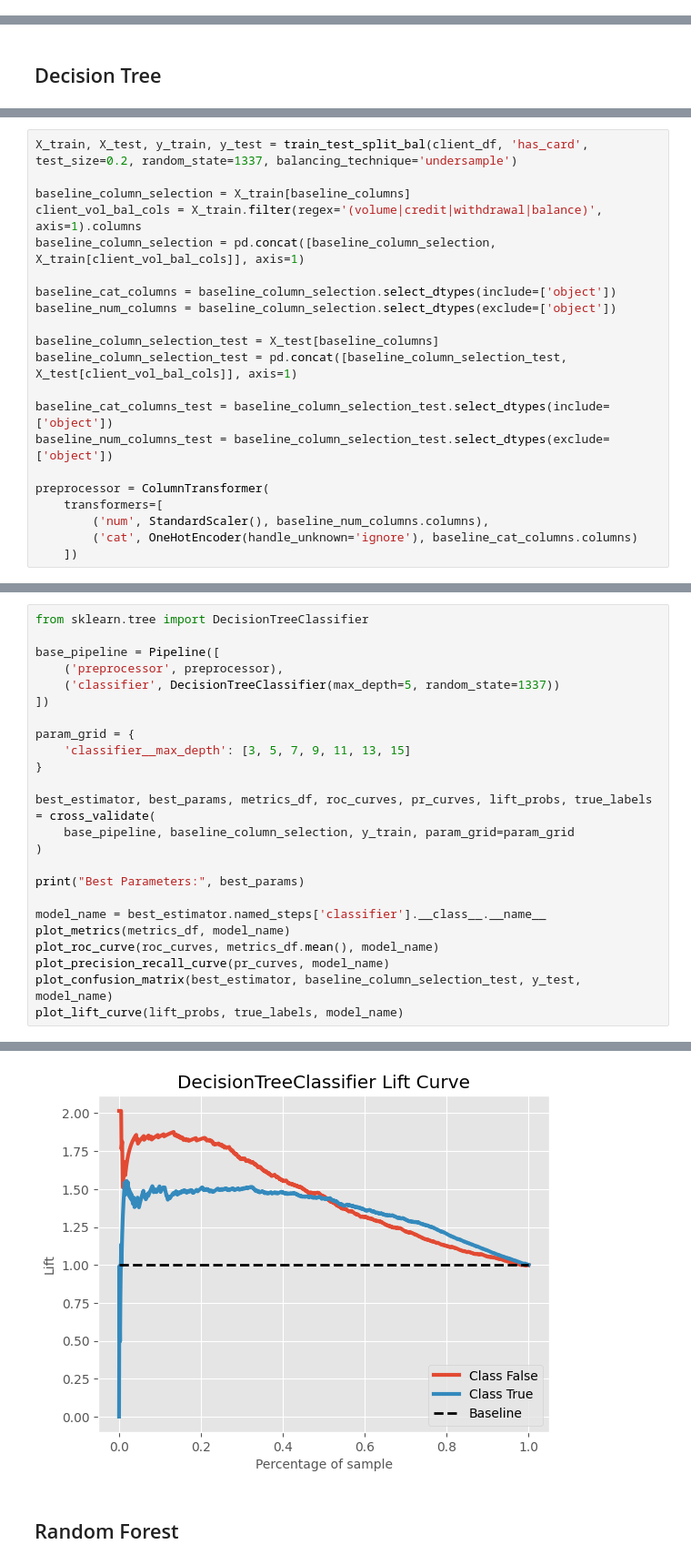
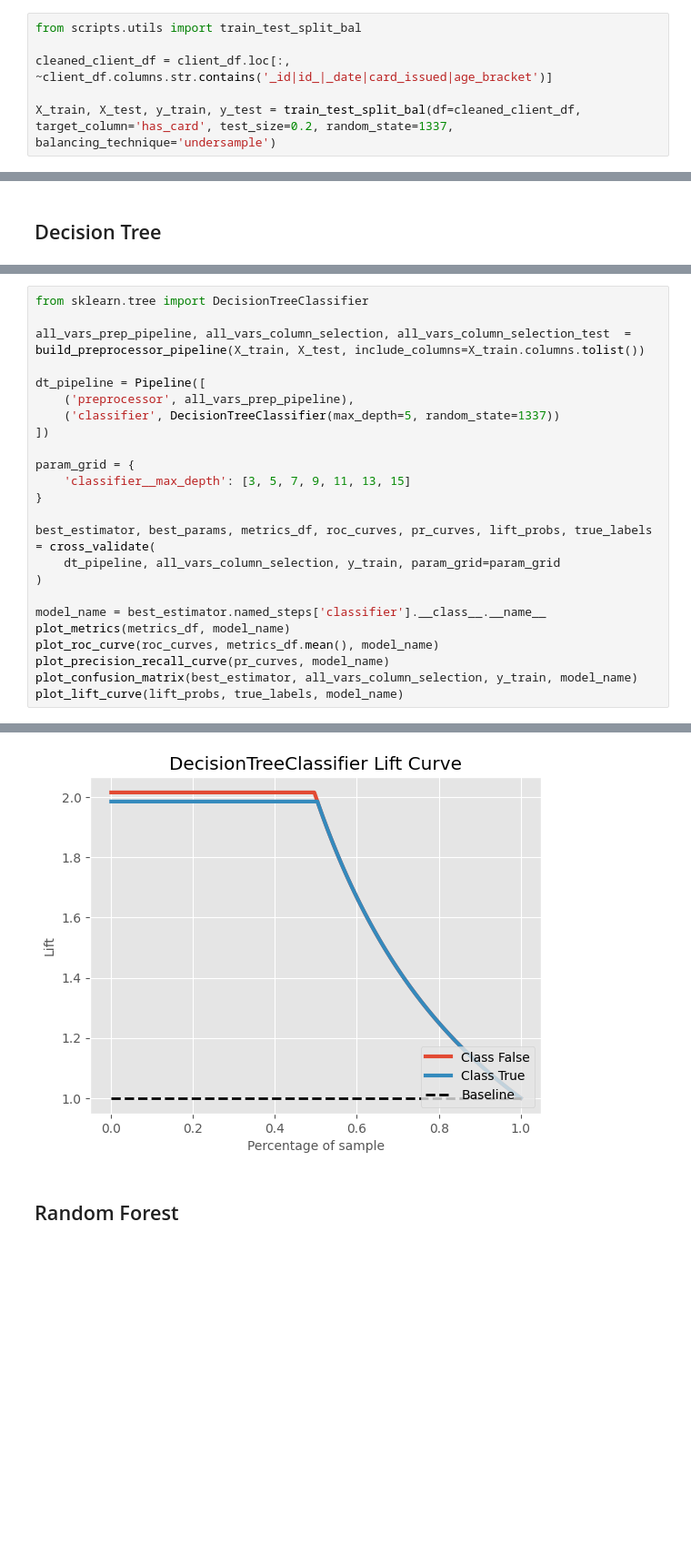
Before and after one commit to okaynils/fhnw-ds-aml, a Jupyter notebook: notebook.ipynb, the cells around one changed output, grey strips where cells are left out. Shown at 91% size. Saved outputs shown, nothing was run; the diff lists cells and outputs as text; blank space fills up the shorter version.

Commit message:
added all variables to more sophisticated models

```diff
--- a/notebook.ipynb
+++ b/notebook.ipynb
@@ -1057,0 +992,6 @@ plot_agg_variables(client_df, 'volume', ['mean'])
+# %%
+from scripts.utils import train_test_split_bal
+
+cleaned_client_df = client_df.loc[:, ~client_df.columns.str.contains('_id|id_|_date|card_issued|age_bracket')]
+
+X_train, X_test, y_train, y_test = train_test_split_bal(df=cleaned_client_df, target_column='has_card', test_size=0.2, random_state=1337, balancing_technique='undersample')
@@ -1067,21 +1062,0 @@ y_test.shape
-# %%
-X_train, X_test, y_train, y_test = train_test_split_bal(client_df, 'has_card', test_size=0.2, random_state=1337, balancing_technique='undersample')
-
-baseline_column_selection = X_train[baseline_columns]
-client_vol_bal_cols = X_train.filter(regex='(volume|credit|withdrawal|balance)', axis=1).columns
-baseline_column_selection = pd.concat([baseline_column_selection, X_train[client_vol_bal_cols]], axis=1)
-
-baseline_cat_columns = baseline_column_selection.select_dtypes(include=['object'])
-baseline_num_columns = baseline_column_selection.select_dtypes(exclude=['object'])
-
-baseline_column_selection_test = X_test[baseline_columns]
-baseline_column_selection_test = pd.concat([baseline_column_selection_test, X_test[client_vol_bal_cols]], axis=1)
-
-baseline_cat_columns_test = baseline_column_selection_test.select_dtypes(include=['object'])
-baseline_num_columns_test = baseline_column_selection_test.select_dtypes(exclude=['object'])
-
-preprocessor = ColumnTransformer(
-    transformers=[
-        ('num', StandardScaler(), baseline_num_columns.columns),
-        ('cat', OneHotEncoder(handle_unknown='ignore'), baseline_cat_columns.columns)
-    ])
@@ -1088,8 +1086,10 @@ preprocessor = ColumnTransformer(
 # %%
 from sklearn.tree import DecisionTreeClassifier
 
-base_pipeline = Pipeline([
-    ('preprocessor', preprocessor),
+all_vars_prep_pipeline, all_vars_column_selection, all_vars_column_selection_test  = build_preprocessor_pipeline(X_train, X_test, include_columns=X_train.columns.tolist())
+
+dt_pipeline = Pipeline([
+    ('preprocessor', all_vars_prep_pipeline),
     ('classifier', DecisionTreeClassifier(max_depth=5, random_state=1337))
 ])
 
@@ -1098,15 +1098,13 @@ param_grid = {
 }
 
 best_estimator, best_params, metrics_df, roc_curves, pr_curves, lift_probs, true_labels = cross_validate(
-    base_pipeline, baseline_column_selection, y_train, param_grid=param_grid
+    dt_pipeline, all_vars_column_selection, y_train, param_grid=param_grid
 )
-
-print("Best Parameters:", best_params)
 
 model_name = best_estimator.named_steps['classifier'].__class__.__name__
 plot_metrics(metrics_df, model_name)
 plot_roc_curve(roc_curves, metrics_df.mean(), model_name)
 plot_precision_recall_curve(pr_curves, model_name)
-plot_confusion_matrix(best_estimator, baseline_column_selection_test, y_test, model_name)
+plot_confusion_matrix(best_estimator, all_vars_column_selection, y_train, model_name)
 plot_lift_curve(lift_probs, true_labels, model_name)
 # %% [output]
@@ -1118,4 +1115,4 @@ Best Parameters: {'classifier__max_depth': 3}
-[figure, old version]
+[figure, new version]
 # %% [markdown]
 ## Random Forest
 # %%
```
Also changed, not shown: parts of 28 cells of this notebook.
